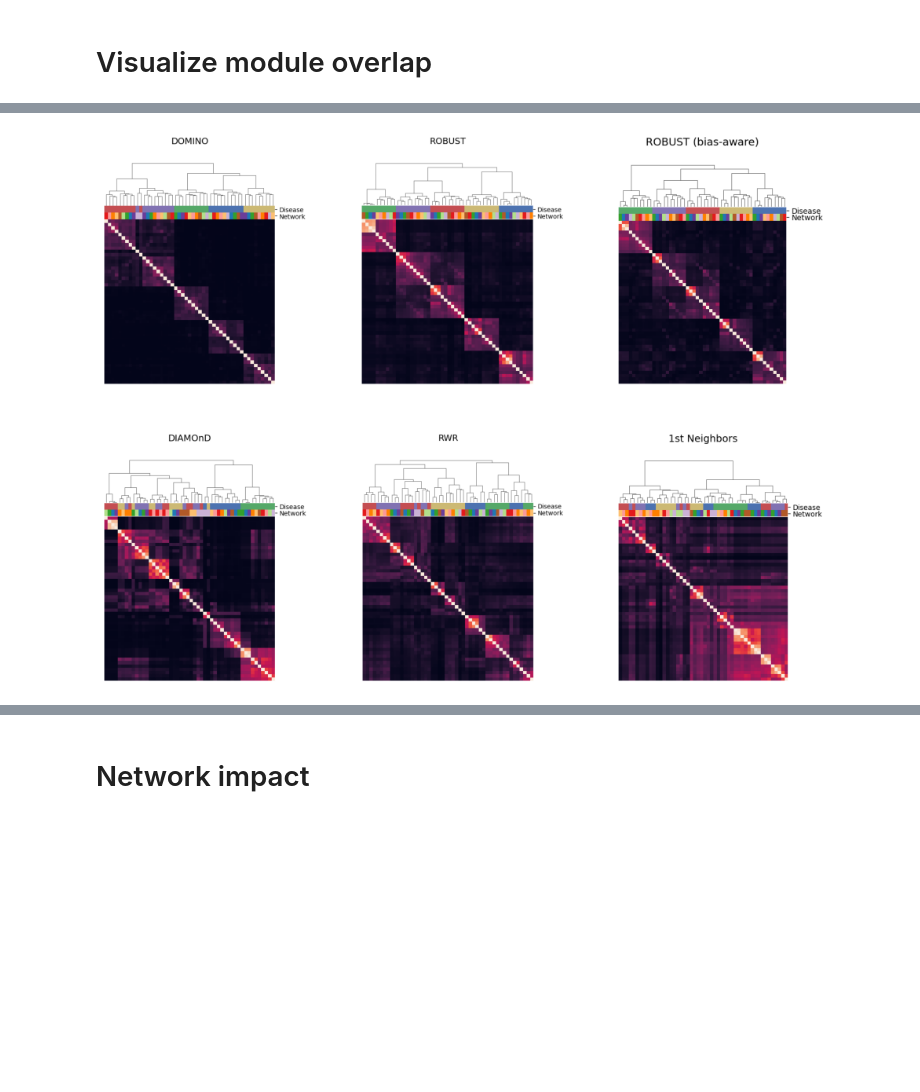
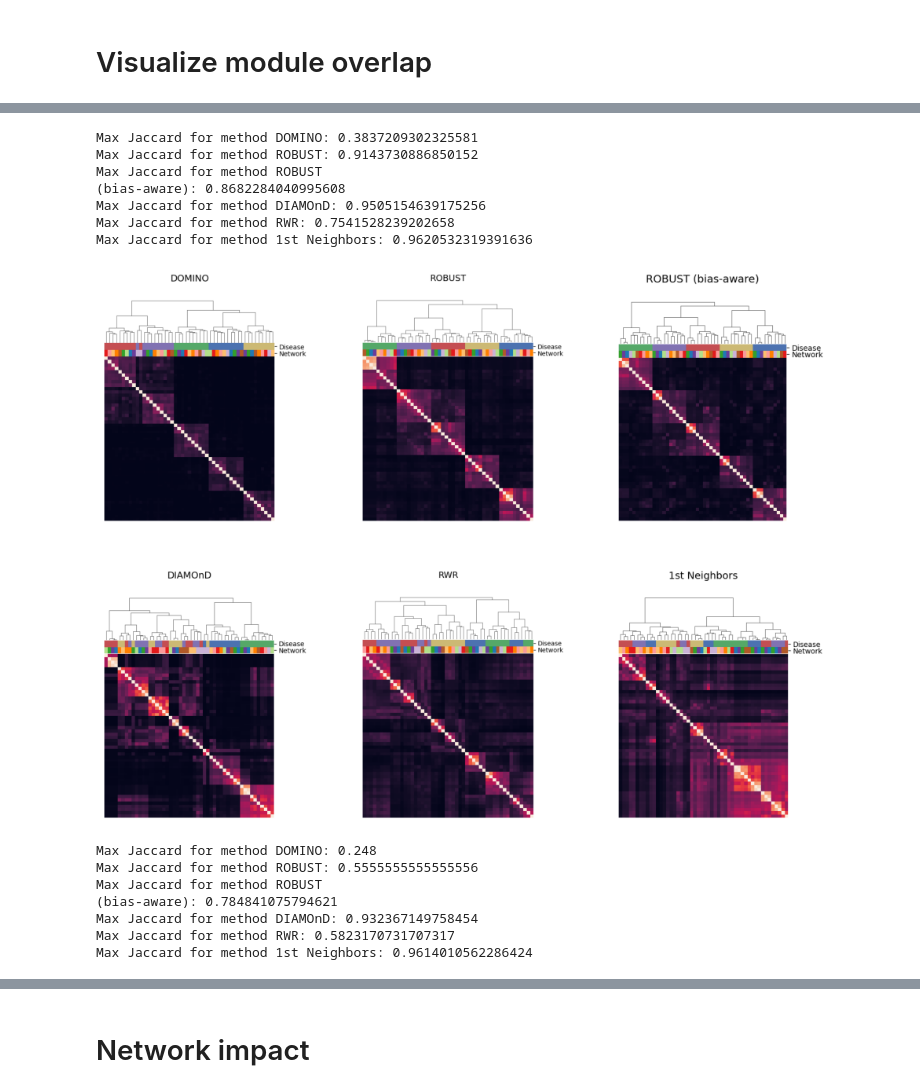
Before and after one commit to REPO4EU/modulediscovery_demonstration, a Jupyter notebook: src/05_module_overlap.ipynb, the cells around one changed output, grey strips where cells are left out. Drawn from its saved outputs; the diff is of its cells as text; code cells hidden in the pictures; blank space fills up the shorter version.

```diff
--- a/src/05_module_overlap.ipynb
+++ b/src/05_module_overlap.ipynb
@@ -41,6 +45,19 @@ merged_df.set_index("sample_module", inplace=True, drop=True)
 
 df.set_index("ID", inplace=True, drop=True)
 no_seeds_df.set_index("ID", inplace=True, drop=True)
+
+#shuffle rows and columns (to make sure clustering is not biased by original order)
+random.seed(42)
+
+random_ids = df.index.tolist()
+random.shuffle(random_ids)
+df = df.loc[random_ids, random_ids]
+ann_df = ann_df.loc[random_ids]
+
+random_ids = no_seeds_df.index.tolist()
+random.shuffle(random_ids)
+no_seeds_df = no_seeds_df.loc[random_ids, random_ids]
+ann_no_seeds_df = ann_no_seeds_df.loc[random_ids]
 # %%
 def combined_heatmap(df, ann_df, amim_meta_df, network_meta_df, seed_meta_df):
     color_df = pd.DataFrame()
@@ -121,6 +138,10 @@ def heatmaps_per_method(df, ann_df, amim_meta_df, network_meta_df, seed_meta_df)
         mask = ann_df.amim_id == amim_id
         df_subset = df.loc[mask, mask]
         color_df_subset = color_df.loc[mask]
+
+        # print maximum value in df_subset that is not on the diagonal
+        max_value = df_subset.values[~np.eye(df_subset.shape[0],dtype=bool)].max()
+        print(f"Max Jaccard for method {method_name}: {max_value}")
 
         # Create clustermap
         g = sns.clustermap(
@@ -145,31 +166,45 @@ def heatmaps_per_method(df, ann_df, amim_meta_df, network_meta_df, seed_meta_df)
         )
 
         #plt.show()
         # Save figure to buffer
         buf = BytesIO()
         g.figure.savefig(buf, format="png", bbox_inches='tight', pad_inches=0.01)
         buf.seek(0)
         img = Image.open(buf)
         heatmap_images.append(img)
         plt.close(g.figure)  # Close to avoid display
 
     # Create final figure with 3 cols x 2 rows
     fig = plt.figure(figsize=(12, 9))
     gs = GridSpec(2, 3, figure=fig)
 
     for i, img in enumerate(heatmap_images):
         row = i // 3
         col = i % 3
         ax = fig.add_subplot(gs[row, col])
         ax.imshow(img)
         ax.axis('off')  # Hide axes
 
     return fig
 heatmaps_per_method(df, ann_df, amim_meta_df[amim_meta_df.id!="no_tool"], network_meta_df, seed_meta_df)
 save_figure(plt.gcf(), f"{prefix}_heatmaps_per_method")
 plt.show()
 heatmaps_per_method(no_seeds_df, ann_no_seeds_df, amim_meta_df[amim_meta_df.id!="no_tool"], network_meta_df, seed_meta_df)
 save_figure(plt.gcf(), f"{prefix}_heatmaps_per_method_no_seeds")
 plt.show()
 # %% [output]
+Max Jaccard for method DOMINO: 0.3837209302325581
+Max Jaccard for method ROBUST: 0.9143730886850152
+Max Jaccard for method ROBUST
+(bias-aware): 0.8682284040995608
+Max Jaccard for method DIAMOnD: 0.9505154639175256
+Max Jaccard for method RWR: 0.7541528239202658
+Max Jaccard for method 1st Neighbors: 0.9620532319391636
-[figure, old version]
+[figure, new version]
+Max Jaccard for method DOMINO: 0.248
+Max Jaccard for method ROBUST: 0.5555555555555556
+Max Jaccard for method ROBUST
+(bias-aware): 0.784841075794621
+Max Jaccard for method DIAMOnD: 0.932367149758454
+Max Jaccard for method RWR: 0.5823170731707317
+Max Jaccard for method 1st Neighbors: 0.9614010562286424
```
Also changed, not shown: parts of 3 cells of this notebook, 16 other files.
